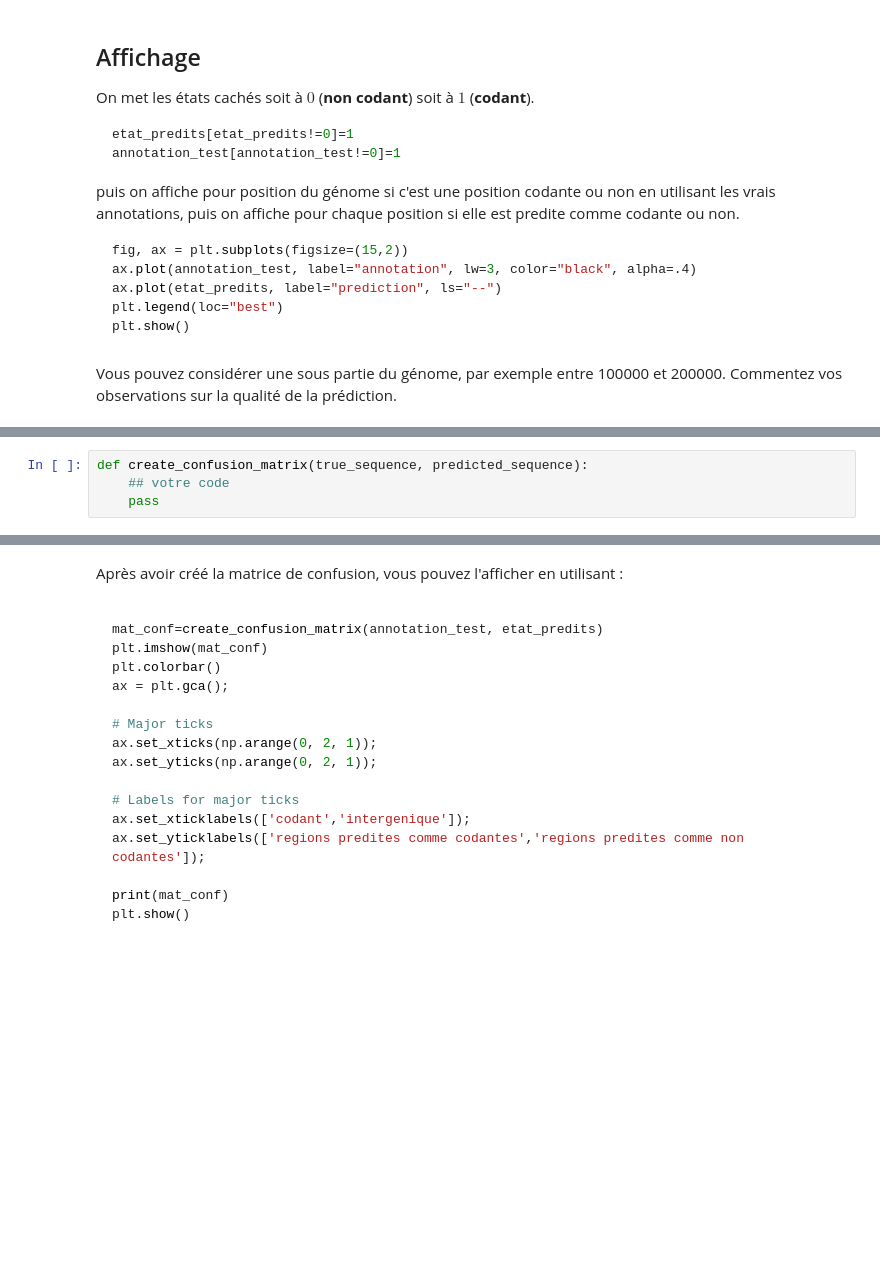
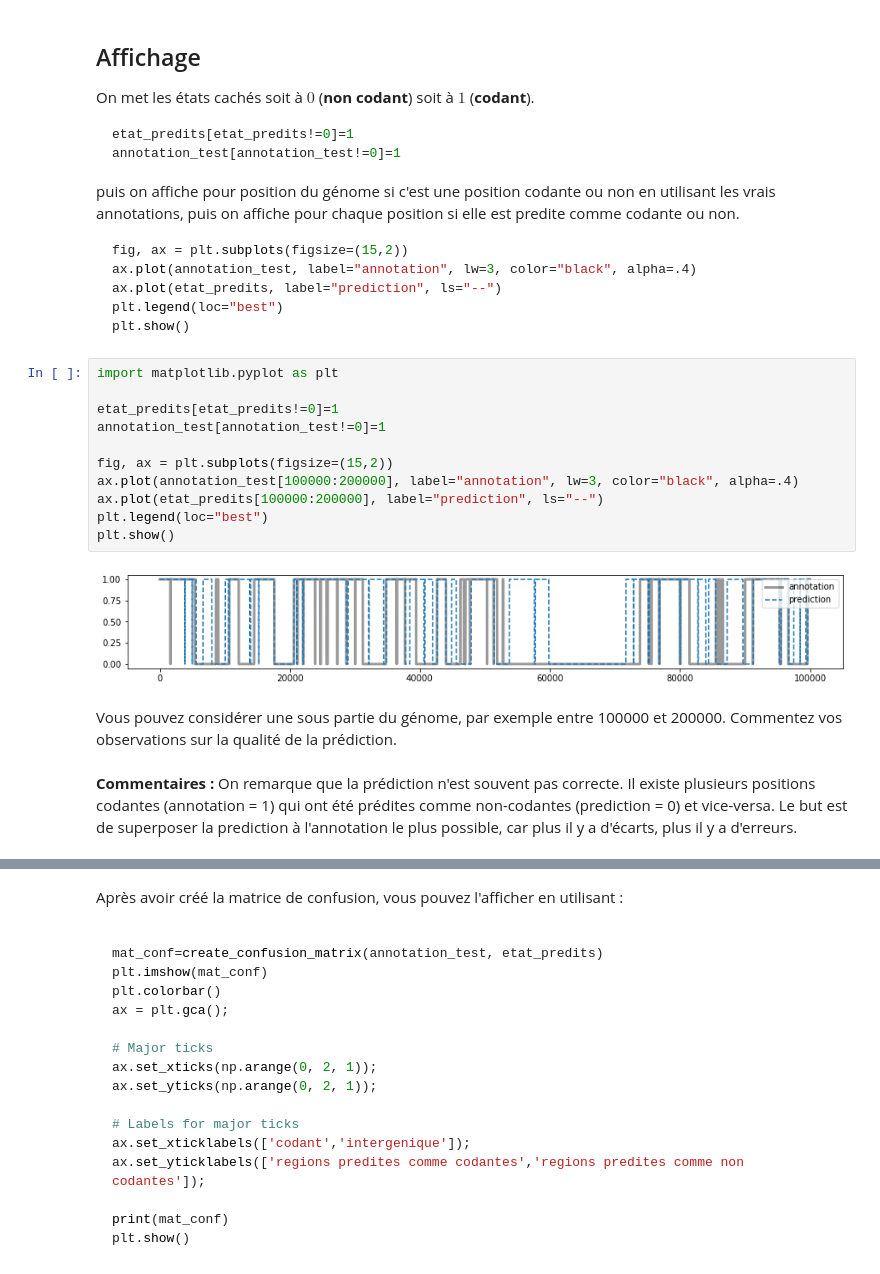
Before and after one commit to samynhl/DAC-M1-S1-MAPSI-TMES, a Jupyter notebook: TME7/tme7_BOUTALEB_NEHLIL.ipynb, the cells around one changed output, grey strips where cells are left out. Drawn from its saved outputs; the diff is of its cells as text; blank space fills up the shorter version.

````diff
--- a/TME7/tme7_BOUTALEB_NEHLIL.ipynb
+++ b/TME7/tme7_BOUTALEB_NEHLIL.ipynb
@@ -247,8 +247,24 @@ ax.plot(etat_predits, label="prediction", ls="--")
 plt.legend(loc="best")
 plt.show()
 ```
+# %%
+import matplotlib.pyplot as plt
+
+etat_predits[etat_predits!=0]=1
+annotation_test[annotation_test!=0]=1
+
+fig, ax = plt.subplots(figsize=(15,2))
+ax.plot(annotation_test[100000:200000], label="annotation", lw=3, color="black", alpha=.4)
+ax.plot(etat_predits[100000:200000], label="prediction", ls="--")
+plt.legend(loc="best")
+plt.show()
+# %% [output]
+[figure, added]
 # %% [markdown]
 Vous pouvez considérer une sous partie du génome, par exemple entre 100000 et 200000. Commentez vos observations sur la qualité de la prédiction.
+# %% [markdown]
+**Commentaires :**
+On remarque que la prédiction n'est souvent pas correcte. Il existe plusieurs positions codantes (annotation = 1) qui ont été prédites comme non-codantes (prediction = 0) et vice-versa. Le but est de superposer la prediction à l'annotation le plus possible, car plus il y a d'écarts, plus il y a d'erreurs.
 # %% [markdown]
 ## Question 4 :  Evaluation des performances
 
@@ -265,7 +281,3 @@ Avec :
 L'état **non codant** est l'état $0$, les autres ($1,2,3$) sont les états **codants**.
 
 ![](conf2.png)
-# %%
-def create_confusion_matrix(true_sequence, predicted_sequence):
-    ## votre code
-    pass
````
Also changed, not shown: parts of 8 cells of this notebook.
